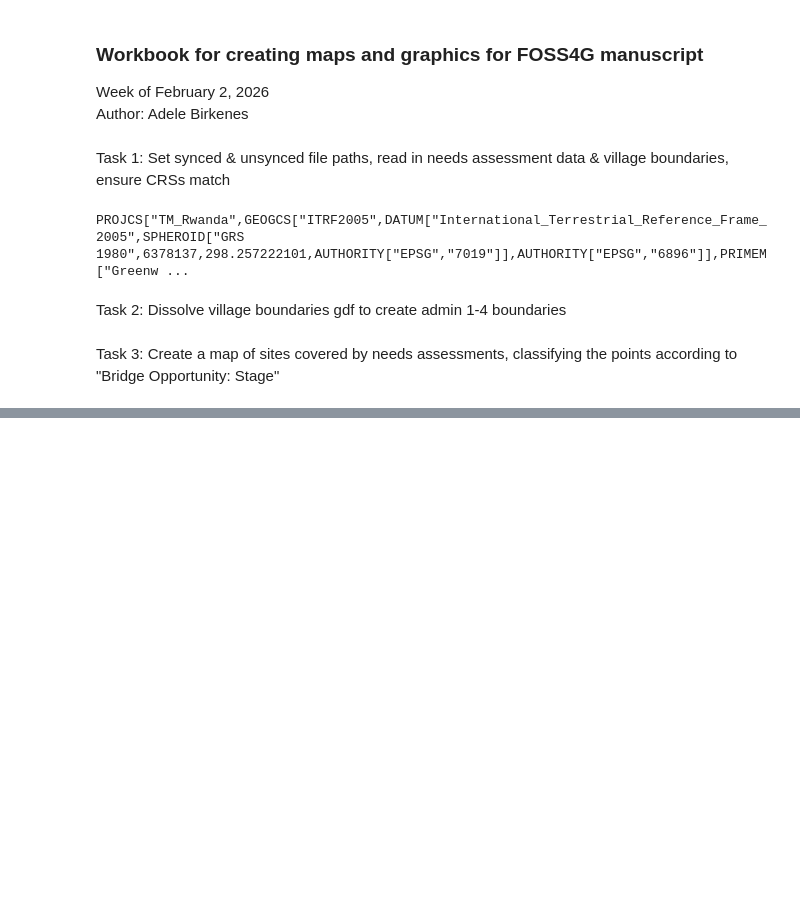
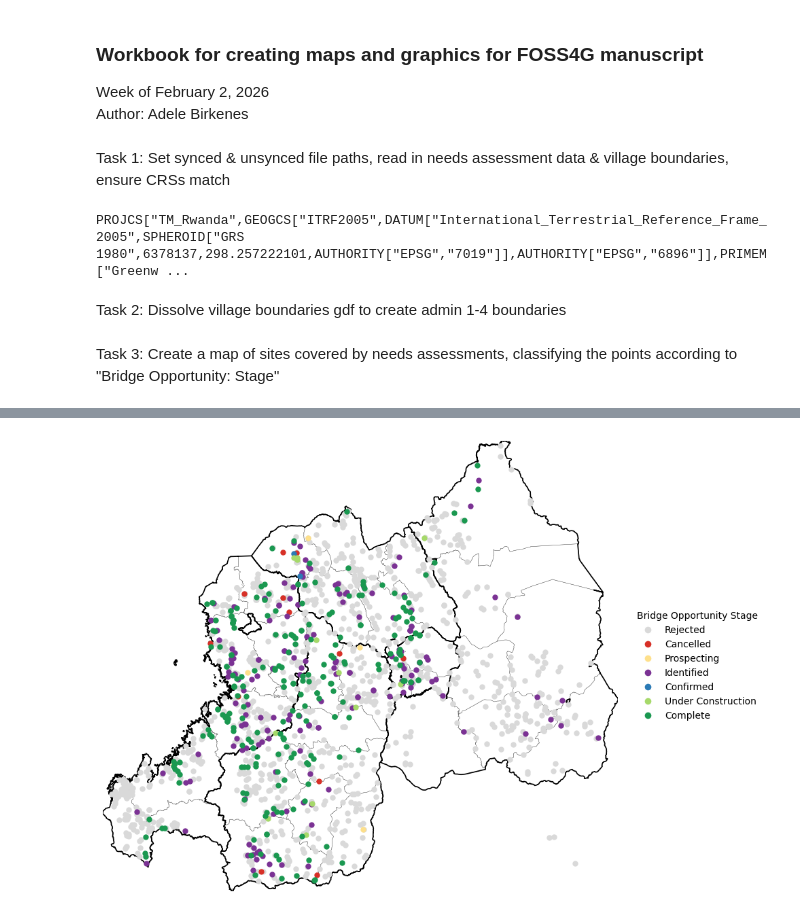
Before and after one commit to bridgestoprosperity/general-data, a Jupyter notebook: notebooks/population-exploration/manuscript-graphics.ipynb, the cells around one changed output, grey strips where cells are left out. Drawn from its saved outputs; the diff is of its cells as text; code cells hidden in the pictures; blank space fills up the shorter version.

Commit message:
Generated initial map of needs assessment bridge sites

```diff
--- a/notebooks/population-exploration/manuscript-graphics.ipynb
+++ b/notebooks/population-exploration/manuscript-graphics.ipynb
@@ -65,0 +73,88 @@ Task 3: Create a map of sites covered by needs assessments, classifying the poin
+# %%
+fig, ax = plt.subplots(figsize=(10, 10))
+
+# --- Boundaries ---
+admin_2_boundaries.plot(
+    ax=ax,
+    linewidth=0.3,
+    edgecolor="black",
+    alpha=0.5,
+    facecolor="none"
+)
+
+admin_1_boundaries.plot(
+    ax=ax,
+    linewidth=1.2,
+    edgecolor="black",
+    alpha=1.0,
+    facecolor="none"
+)
+
+# --- Manual stage → color mapping ---
+stage_colors = {
+    "Cancelled":          "#d73027",
+    "Complete":           "#1a9850",
+    "Confirmed":          "#2c7bb6",
+    "Identified":         "#7b3294",
+    "Prospecting":        "#fee08b",
+    "Rejected":           "#d9d9d9",
+    "Under Construction": "#a6d96a"
+}
+
+# --- Draw order: bottom → top ---
+plot_order = [
+    "Rejected",
+    "Cancelled",
+    "Prospecting",
+    "Identified",
+    "Confirmed",
+    "Under Construction",
+    "Complete"
+]
+
+# --- Plot points by stage ---
+for stage in plot_order:
+    subset = needs_assessment[
+        needs_assessment["Bridge Opportunity: Stage"] == stage
+    ]
+
+    if subset.empty:
+        continue
+
+    subset.plot(
+        ax=ax,
+        color=stage_colors[stage],
+        markersize=25
+    )
+
+# --- Zoom to Rwanda ---
+minx, miny, maxx, maxy = admin_1_boundaries.total_bounds
+ax.set_xlim(minx, maxx)
+ax.set_ylim(miny, maxy)
+
+# --- Manual legend (matches colors, not alpha) ---
+legend_elements = [
+    Line2D(
+        [0], [0],
+        marker="o",
+        color="w",
+        label=stage,
+        markerfacecolor=stage_colors[stage],
+        markersize=8
+    )
+    for stage in plot_order
+]
+
+ax.legend(
+    handles=legend_elements,
+    title="Bridge Opportunity Stage",
+    loc="center left",
+    bbox_to_anchor=(1.02, 0.5),
+    frameon=False
+)
+
+ax.axis("off")
+plt.tight_layout()
+plt.show()
+# %% [output]
+[figure, added]
```
Also changed, not shown: parts of 2 cells of this notebook.
